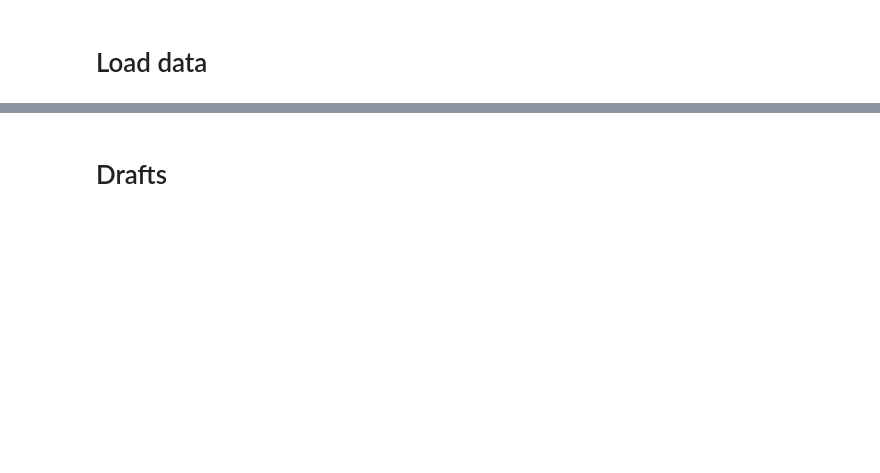
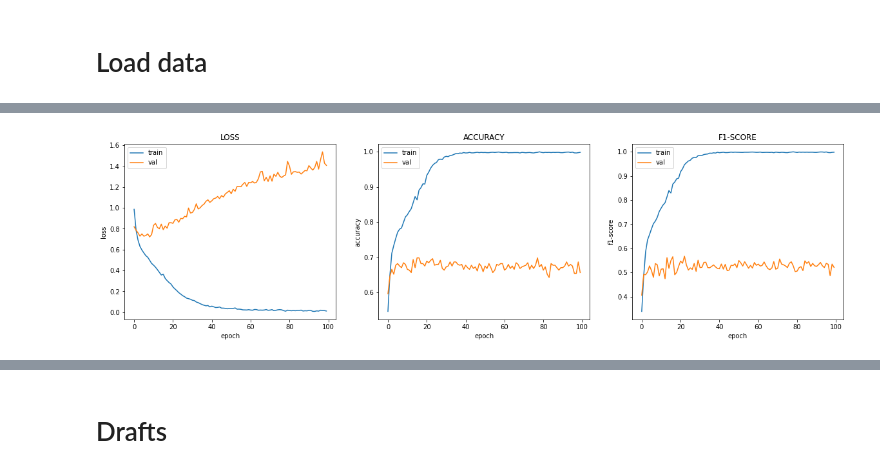
Before and after one commit to nhmt120/multimodal-sentiment-analysis, a Jupyter notebook: intermediate-fusion.ipynb, the cells around one changed output, grey strips where cells are left out. Drawn from its saved outputs; the diff is of its cells as text; code cells hidden in the pictures; blank space fills up the shorter version.

```diff
--- a/intermediate-fusion.ipynb
+++ b/intermediate-fusion.ipynb
@@ -273,0 +279,4 @@ plt.show()
+# %%
+plot_metrics(history)
+# %% [output]
+[figure, added]
```
Also changed, not shown: parts of 34 cells of this notebook.
